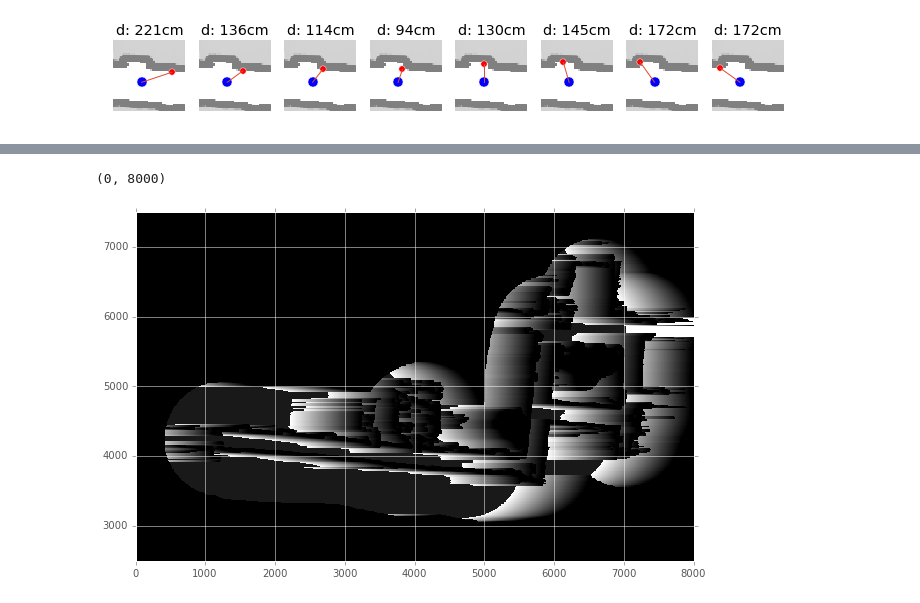
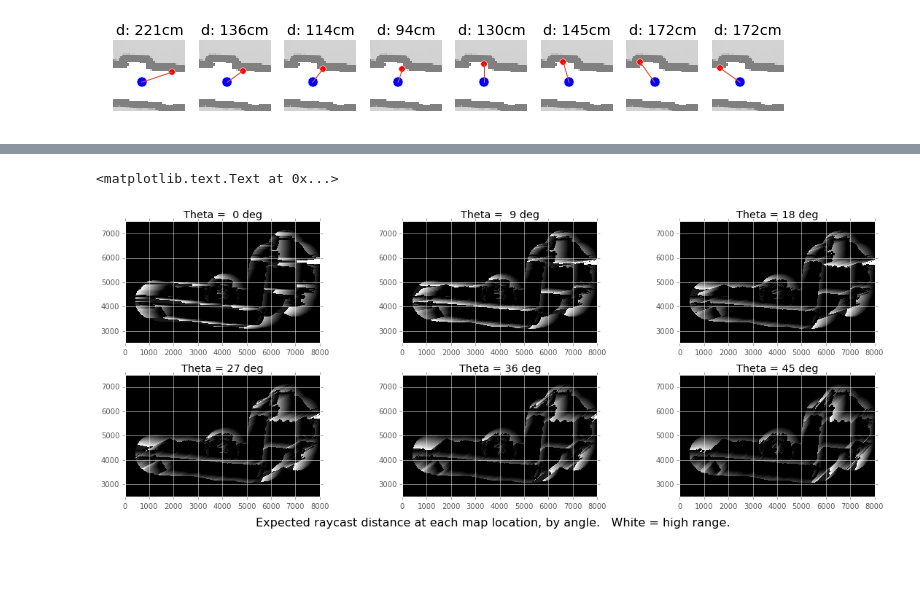
Before and after one commit to sjobeek/robostats_mcl, a Jupyter notebook: mcl_tests.ipynb, the cells around one changed output, grey strips where cells are left out. Drawn from its saved outputs; the diff is of its cells as text; code cells hidden in the pictures; blank space fills up the shorter version.

```diff
--- a/mcl_tests.ipynb
+++ b/mcl_tests.ipynb
@@ -212,8 +201,19 @@ Wall time: 4 ms
 # %%
 %%time
-coord_list = [(xidx, yidx) for yidx in range(800) for xidx in range(800)]
-range_array = np.zeros([800,800,8])
-for xidx,yidx in coord_list:
-    for idx, theta in enumerate(np.linspace(0,2*np.pi, num=8)):
-        _,_,dist = mcl.raycast_bresenham(xidx*10, yidx*10, theta, global_map)
-        range_array[xidx,yidx,idx] = dist
+def cache_map_ranges(theta_bins=120):
+    slice_theta_rad = 2*np.pi/theta_bins
+    slice_theta_deg = 360/theta_bins
+    map_width, map_height = 800, 800
+
+    coord_list = [(xidx, yidx) for yidx in range(map_height)
+                               for xidx in range(map_width)]
+    range_array = np.zeros([map_width,map_height,theta_bins])
+    raycast_degree_values = np.linspace(0,2*np.pi, num=theta_bins)
+    # pre-calculate (cache) expected distance to wall for each theta bin, at each map location
+    for xidx,yidx in coord_list:
+        for idx, theta in enumerate(raycast_degree_values):
+            _,_,dist = mcl.raycast_bresenham(xidx*10, yidx*10, theta, global_map, freespace_min_val=0.7)
+            range_array[xidx,yidx,idx] = dist
+
+    np.save('./data/range_array_{}bin'.format(theta_bins), range_array, allow_pickle=False)
+cache_map_ranges(theta_bins=120)  # Takes ~9 minutes with theta_bins=120 on core i5 laptop
@@ -220,9 +222,15 @@ for xidx,yidx in coord_list:
 # %%
-fig, ax = plt.subplots(figsize=(10, 10))
-ax.imshow(range_array[:,:,0].T, cmap=plt.cm.gray, interpolation='nearest',
-              origin='lower', extent=(0,8000,0,8000), aspect='equal')
-ax.set_ylim(2500,7500)
-ax.set_xlim(0,8000)
+range_array = np.load('./data/range_array_40bin.npy')
+slice_theta_deg = 360/40
+fig, axes = plt.subplots(ncols=3, nrows=2, figsize=(16, 6))
+for idx, ax in enumerate(fig.axes):
+    ax.imshow(range_array[:,:,idx].T, cmap=plt.cm.gray, interpolation='nearest',
+                  origin='lower', extent=(0,8000,0,8000), aspect='equal')
+    ax.set_ylim(2500,7500)
+    ax.set_xlim(0,8000)
+    ax.set_title("Theta = {:2.0f} deg".format(idx*slice_theta_deg))
+fig.tight_layout()
+fig.suptitle("Expected raycast distance at each map location, by angle.   White = high range.", size=16, y=0)
 # %% [output]
-(0, 8000)
+<matplotlib.text.Text at 0x...>
-[figure, old version]
+[figure, new version]
```
Also changed, not shown: parts of 25 cells of this notebook, 2 other files.
